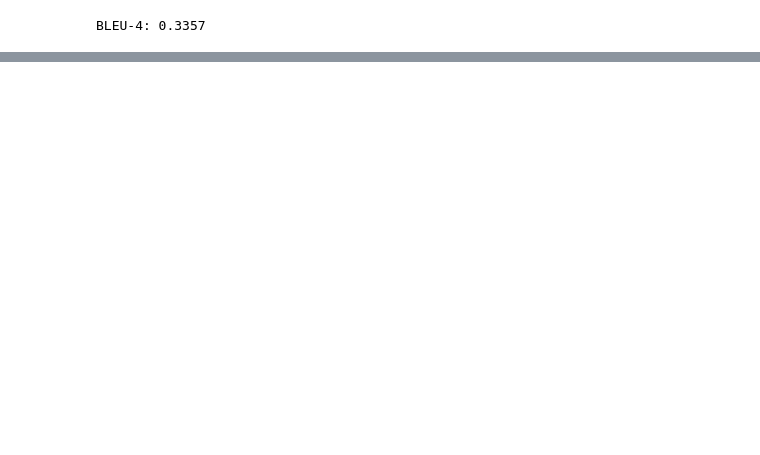
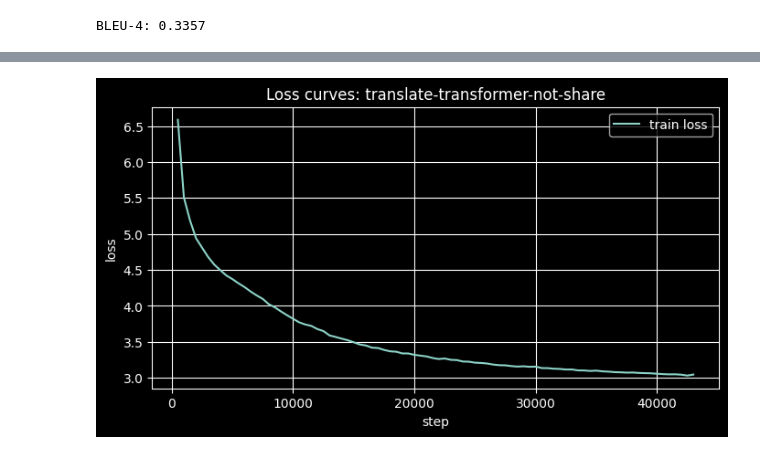
Before and after one commit to yinuoxiuer/ai-study, a Jupyter notebook: day26/transformer_learn_local.ipynb, the cells around one changed output, grey strips where cells are left out. Drawn from its saved outputs; the diff is of its cells as text; code cells hidden in the pictures; blank space fills up the shorter version.

```diff
--- a/day26/transformer_learn_local.ipynb
+++ b/day26/transformer_learn_local.ipynb
@@ -1823,0 +1879,50 @@ BLEU-4: 0.3357
+# %%
+# Standalone loss plot from TensorBoard logs
+import os
+from pathlib import Path
+import matplotlib.pyplot as plt
+
+try:
+    from tensorboard.backend.event_processing.event_accumulator import EventAccumulator
+except ImportError as exc:
+    raise ImportError("tensorboard is required for reading event files. Install with: pip install tensorboard") from exc
+
+exp_name = "translate-transformer-not-share-local"
+
+# Resolve project root to avoid cwd issues after kernel restart.
+project_root = Path.cwd()
+if not (project_root / "runs").exists() and (project_root.parent / "runs").exists():
+    project_root = project_root.parent
+
+runs_root = project_root / "runs" / exp_name
+if not runs_root.exists():
+    # Fallback: pick the first available run directory.
+    run_dirs = sorted((project_root / "runs").glob("translate-transformer-*"))
+    if not run_dirs:
+        raise FileNotFoundError(f"Runs directory not found under: {project_root / 'runs'}")
+    runs_root = run_dirs[0]
+
+# Pick the latest event file under the run directory.
+event_files = sorted(runs_root.rglob("events.out.tfevents.*"), key=lambda p: p.stat().st_mtime)
+if not event_files:
+    raise FileNotFoundError(f"No TensorBoard event files found under: {runs_root}")
+
+acc = EventAccumulator(str(event_files[-1]))
+acc.Reload()
+
+loss = acc.Scalars("training/loss") if "training/loss" in acc.Tags().get("scalars", []) else []
+val_loss = acc.Scalars("training/val_loss") if "training/val_loss" in acc.Tags().get("scalars", []) else []
+
+plt.figure(figsize=(8, 4))
+if loss:
+    plt.plot([x.step for x in loss], [x.value for x in loss], label="train loss")
+if val_loss:
+    plt.plot([x.step for x in val_loss], [x.value for x in val_loss], label="val loss")
+plt.xlabel("step")
+plt.ylabel("loss")
+plt.title(f"Loss curves: {runs_root.name}")
+plt.legend()
+plt.grid(True)
+plt.show()
+# %% [output]
+[figure, added]
```
Also changed, not shown: parts of 5 cells of this notebook.
